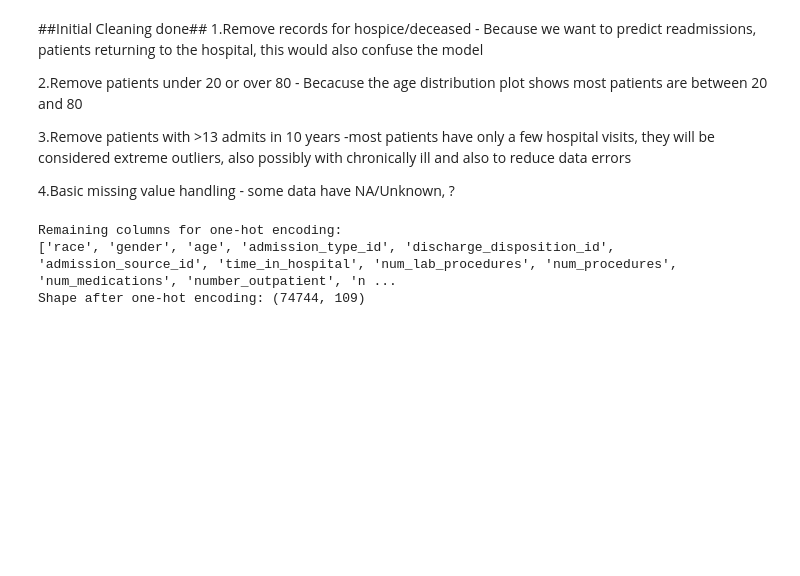
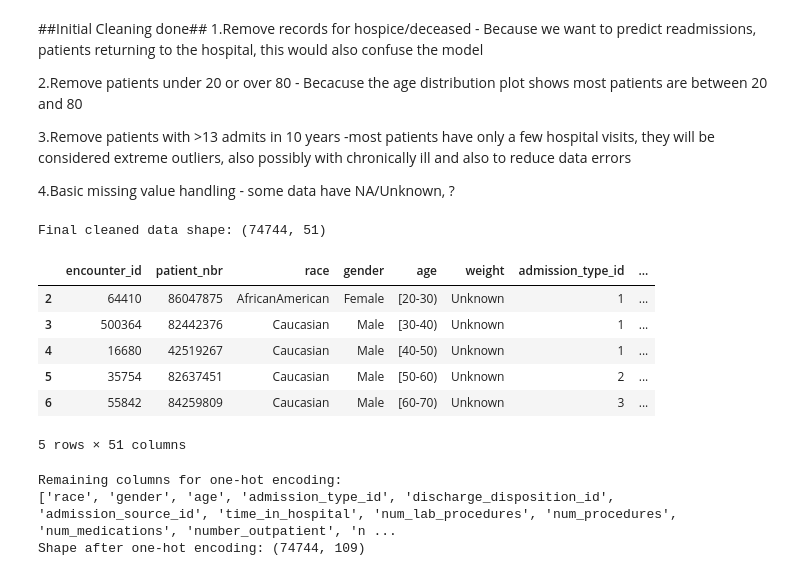
Before and after one commit to chawthinn/uci-diabetes-readmission-pyspark, a Jupyter notebook: scripts/DiabetesReadmissionProject_2.ipynb, the cells around one changed output. Drawn from its saved outputs; the diff is of its cells as text; code cells hidden in the pictures; blank space fills up the shorter version.

```diff
--- a/scripts/DiabetesReadmissionProject_2.ipynb
+++ b/scripts/DiabetesReadmissionProject_2.ipynb
@@ -993,6 +992,53 @@ plt.show()
 3.Remove patients with >13 admits in 10 years -most patients have only a few hospital visits, they will be considered extreme outliers, also possibly with chronically ill and also to reduce data errors
 
 4.Basic missing value handling - some data have NA/Unknown, ?
+# %%
+
+# 1. Remove records for hospice/deceased based on 'discharge_disposition_id'
+# Typically, 11 (Expired), 13/14/19/20/21 (Hospice), 18/25/26/28 (NULL, Not Mapped, Unknown/Invalid, Psychiatric transfer, etc.)
+hospice_expired_ids = [11, 13, 14, 19, 20, 21]
+deceased_null_ids = [18, 25, 26, 28]
+remove_ids = hospice_expired_ids + deceased_null_ids
+df_clean = df[~df['discharge_disposition_id'].isin(remove_ids)].copy()
+
+# 2. Remove patients under 20 or over 80 (age column is e.g. "[20-30)", "[80-90)" so filter accordingly)
+def parse_age(a):
+    # Extract first and second number from string like "[40-50)"
+    nums = [int(s) for s in a.replace("[","").replace(")","").split('-') if s.isdigit()]
+    return nums[0] if nums else None
+
+df_clean['age_num'] = df_clean['age'].apply(parse_age)
+df_clean = df_clean[(df_clean['age_num'] >= 20) & (df_clean['age_num'] < 80)]
+
+# 3. Remove patients with >13 admits in 10 years
+# 'patient_nbr' is patient identifier; drop those with >13 encounters
+admits_per_patient = df_clean.groupby('patient_nbr')['encounter_id'].count()
+patients_to_remove = admits_per_patient[admits_per_patient > 13].index
+df_clean = df_clean[~df_clean['patient_nbr'].isin(patients_to_remove)]
+
+# 4. Basic missing value handling
+# - Drop rows with missing gender, race, or age (if any)
+df_clean = df_clean.dropna(subset=['gender', 'race', 'age'])
+
+# - Fill other missing values as appropriate (can customize for your columns)
+# For example: Fill '?' with np.nan, then handle
+df_clean = df_clean.replace('?', pd.NA)
+df_clean = df_clean.fillna('Unknown')  # Or use df_clean = df_clean.dropna() to drop all missing
+
+# 5. Prepare for feature engineering/encoding (leave as-is here, just ready for next step)
+
+# Show cleaning summary
+print(f"Final cleaned data shape: {df_clean.shape}")
+df_clean.head()
+# %% [output]
+Final cleaned data shape: (74744, 51)
+|  | encounter_id | patient_nbr | race | gender | age | weight | admission_type_id | ... |
+| 2 | 64410 | 86047875 | AfricanAmerican | Female | [20-30) | Unknown | 1 | ... |
+| 3 | 500364 | 82442376 | Caucasian | Male | [30-40) | Unknown | 1 | ... |
+| 4 | 16680 | 42519267 | Caucasian | Male | [40-50) | Unknown | 1 | ... |
+| 5 | 35754 | 82637451 | Caucasian | Male | [50-60) | Unknown | 2 | ... |
+| 6 | 55842 | 84259809 | Caucasian | Male | [60-70) | Unknown | 3 | ... |
+5 rows × 51 columns
 # %%
 import pandas as pd
 
```
Also changed, not shown: parts of 1 cell of this notebook.
